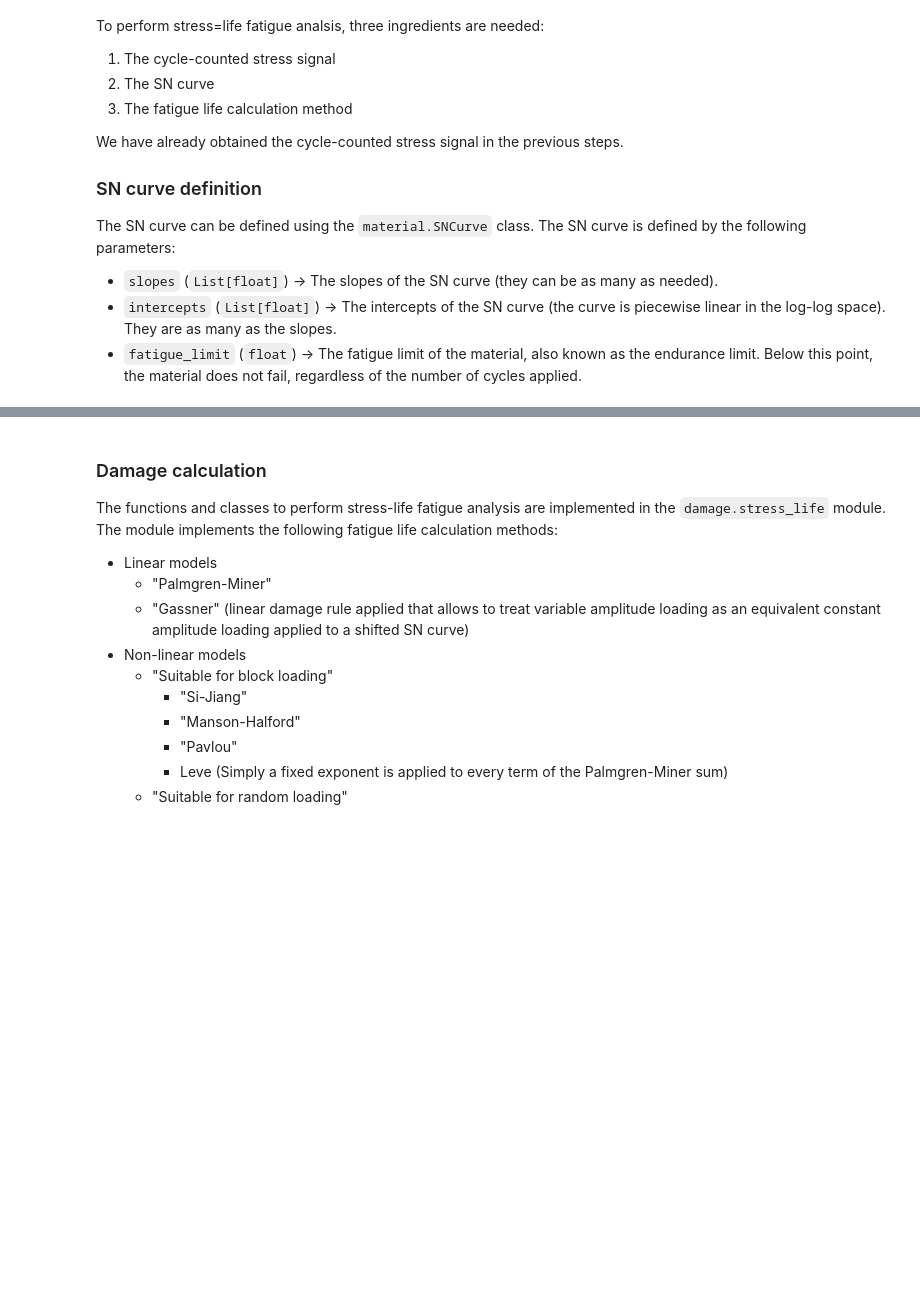
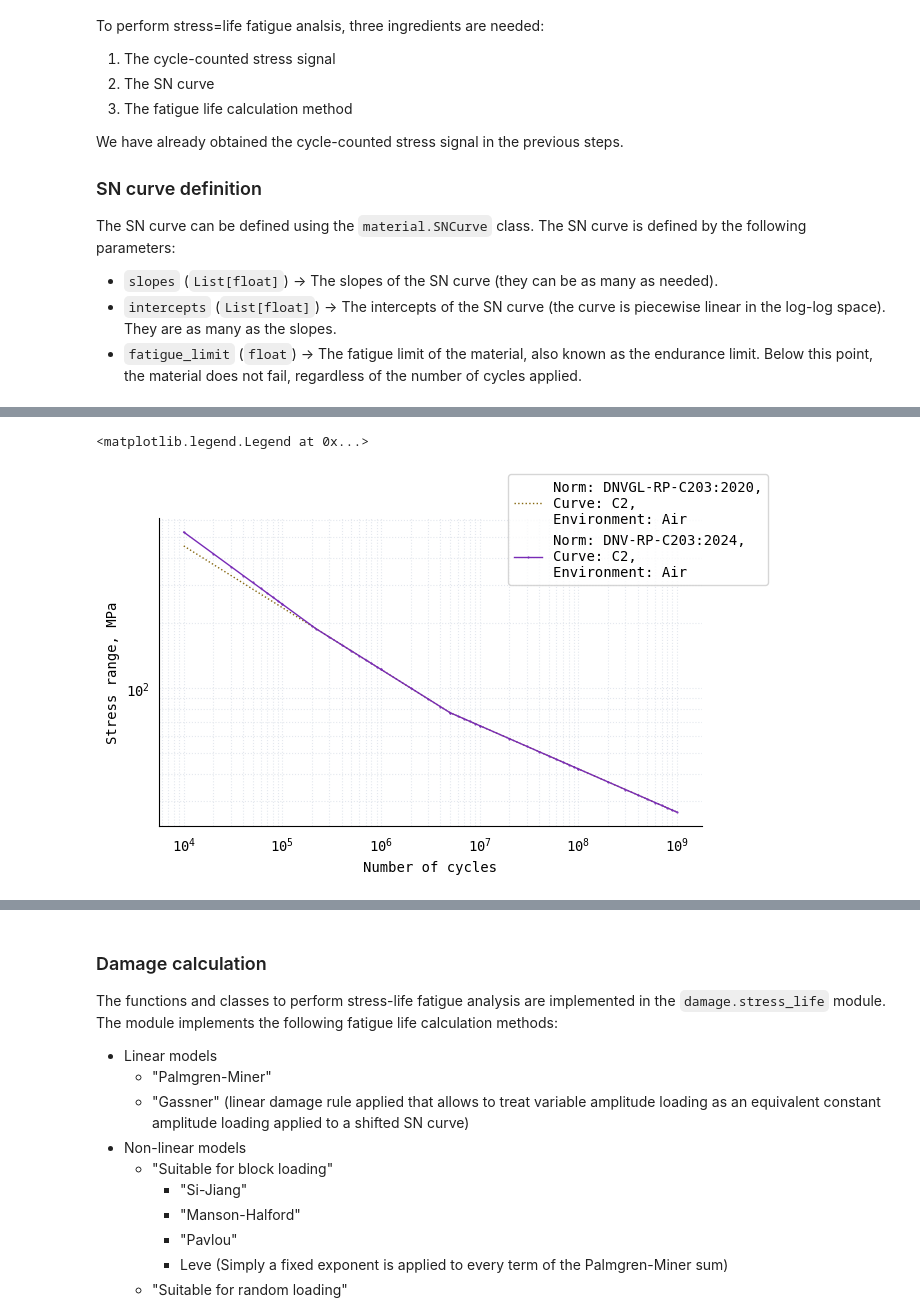
Before and after one commit to OWI-Lab/py-fatigue-tutorials, a Jupyter notebook: notebooks/0.1.0 - PD.Documentation.Noob.ipynb, the cells around one changed output, grey strips where cells are left out. Saved outputs shown, nothing was run; the diff lists cells and outputs as text; code cells hidden in the pictures; blank space fills up the shorter version.

```diff
--- a/notebooks/0.1.0 - PD.Documentation.Noob.ipynb
+++ b/notebooks/0.1.0 - PD.Documentation.Noob.ipynb
@@ -372,3 +484,53 @@ sn_curve.get_knee_cycles()
+# %%
+# from py_fatigue import SNCurve
+
+# C_old = SNCurve(
+#     slope=[3.5, 5],
+#     intercept=[13.64, 16.615],
+#     norm="DNV-RP-C203:2016",
+#     curve="C",
+#     environment="Air",
+# )
+
+# C_new = SNCurve(
+#     slope=[3, 3.5, 5],
+#     intercept=[12.164, 13.64, 16.615],
+#     norm="DNV-RP-C203:2024",
+#     curve="C",
+#     environment="Air",
+# )
+
+# fig, ax = plt.subplots()
+# C_old.plot(fig=fig, ax=ax, lw=1)
+# C_new.plot(fig=fig, ax=ax, lw=1)
+# fig.legend()
+
+
+from py_fatigue import SNCurve
+
+C2_old = SNCurve(
+    slope=[3.5, 5],
+    intercept=[13.301, 16.130],
+    norm="DNVGL-RP-C203:2020",
+    curve="C2",
+    environment="Air",
+)
+
+C2_new = SNCurve(
+    slope=[3, 3.5, 5],
+    intercept=[12.164, 13.301, 16.130],
+    norm="DNV-RP-C203:2024",
+    curve="C2",
+    environment="Air",
+)
+
+fig, ax = plt.subplots()
+C2_old.plot(fig=fig, ax=ax, lw=1, ls=":")
+C2_new.plot(fig=fig, ax=ax, lw=1, marker=".", ms=1)
+fig.legend()
+# %% [output]
+<matplotlib.legend.Legend at 0x...>
+[figure, added]
 # %%
 c_air = pf.SNCurve(
     [3, 5, 7],
```
Also changed, not shown: parts of 32 cells of this notebook, 1 other file.
